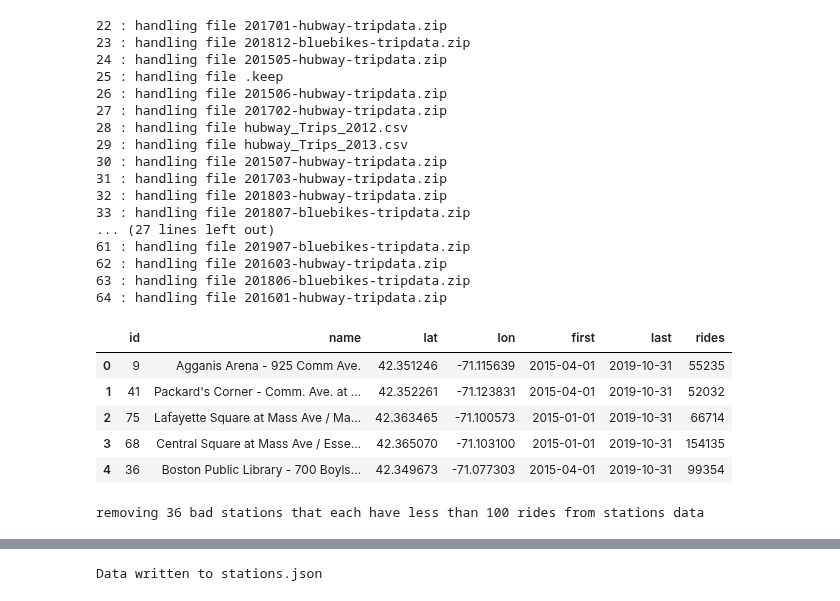
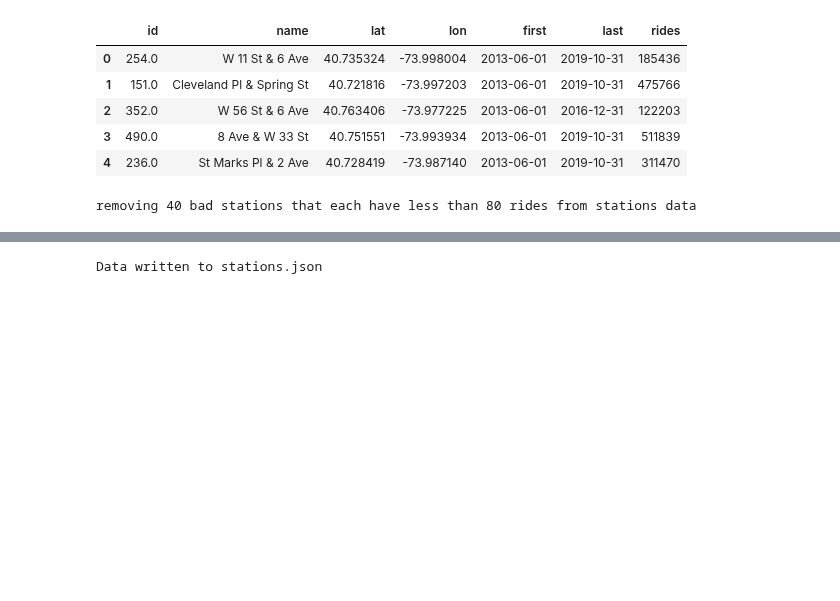
Before and after one commit to aberke/income-race-bikes, a Jupyter notebook: scripts/bike_station_data_processing.ipynb, the cells around one changed output, grey strips where cells are left out. Cells and saved outputs as stored; diff of their text form; code cells hidden in the pictures; blank space fills up the shorter version.

Commit message:
update nyc station data

```diff
--- a/scripts/bike_station_data_processing.ipynb
+++ b/scripts/bike_station_data_processing.ipynb
@@ -27,7 +27,7 @@ import os
 import pandas as pd
 from zipfile import ZipFile
 
-CITY = 'boston'
+CITY = 'nyc'
 # CITY = 'nyc'
 print('city', CITY)
 
@@ -56,7 +56,11 @@ def open_zipfile(zipfilename):
     for filename in filenames:
         try:
             df = pd.read_csv(zipfile.open(filename))
-            return df
+            if df.empty:
+                print(filename,'has an empty file')
+                continue
+            else:
+                return df
         except:
             print('failed to open filename from zip', zipfilename, ': ', filename)
             pass
@@ -165,5 +154,5 @@ To retain the current behavior and silence the warning, pass 'sort=True'.
 # %%
-FILENAMES_TO_IGNORE = hubway_stations_locations_filenames + ['stations.csv'] + ['stations.json'] # + [more bad filenames here]
+FILENAMES_TO_IGNORE = ['stations.csv'] + ['stations.json'] # + hubway_stations_locations_filenames + [more bad filenames here]
 
 
 def stations_dict_to_df(stations_dict):
@@ -216,14 +205,21 @@ for filename in os.listdir(directory):
         station_df = stations_df[stations_df[start_station_id] == station_id]
 
         if station_id not in stations_dict:
-            stations_dict[station_id] = {
-                NAME: station_df[start_station_name].iloc[0],
-                LAT: station_df[start_station_latitude].iloc[0],
-                LON: station_df[start_station_longitude].iloc[0],
-                FIRST: station_df[starttime].iloc[0],
-                LAST: station_df[starttime].iloc[0],
-                RIDES: 0,
-            }
+            try:
+                stations_dict[station_id] = {
+                    NAME: station_df[start_station_name].iloc[0],
+                    LAT: station_df[start_station_latitude].iloc[0],
+                    LON: station_df[start_station_longitude].iloc[0],
+                    FIRST: station_df[starttime].iloc[0],
+                    LAST: station_df[starttime].iloc[0],
+                    RIDES: 0,
+                }
+            except IndexError as e:
+                #print('caught index error', e)
+                #print('station id', station_id)
+                print ('in',filename,'caught index error',e)
+                #print(station_df.head())
+                continue
         rides_count = len(station_df.index)
         stations_dict[station_id][RIDES] += rides_count
         station_df = station_df.sort_values(by=[starttime])
@@ -256,36 +252,20 @@ stations_df.head()
-22 : handling file 201701-hubway-tripdata.zip
-23 : handling file 201812-bluebikes-tripdata.zip
-24 : handling file 201505-hubway-tripdata.zip
-25 : handling file .keep
-26 : handling file 201506-hubway-tripdata.zip
-27 : handling file 201702-hubway-tripdata.zip
-28 : handling file hubway_Trips_2012.csv
-29 : handling file hubway_Trips_2013.csv
-30 : handling file 201507-hubway-tripdata.zip
-31 : handling file 201703-hubway-tripdata.zip
-32 : handling file 201803-hubway-tripdata.zip
-33 : handling file 201807-bluebikes-tripdata.zip
-... (27 lines left out)
-61 : handling file 201907-bluebikes-tripdata.zip
-62 : handling file 201603-hubway-tripdata.zip
-63 : handling file 201806-bluebikes-tripdata.zip
-64 : handling file 201601-hubway-tripdata.zip
 |  | id | name | lat | lon | first | last | rides |
-| 0 | 9 | Agganis Arena - 925 Comm Ave. | 42.351246 | -71.115639 | 2015-04-01 | 2019-10-31 | 55235 |
-| 1 | 41 | Packard's Corner - Comm. Ave. at ... | 42.352261 | -71.123831 | 2015-04-01 | 2019-10-31 | 52032 |
-| 2 | 75 | Lafayette Square at Mass Ave / Ma... | 42.363465 | -71.100573 | 2015-01-01 | 2019-10-31 | 66714 |
-| 3 | 68 | Central Square at Mass Ave / Esse... | 42.365070 | -71.103100 | 2015-01-01 | 2019-10-31 | 154135 |
-| 4 | 36 | Boston Public Library - 700 Boyls... | 42.349673 | -71.077303 | 2015-04-01 | 2019-10-31 | 99354 |
+| 0 | 254.0 | W 11 St & 6 Ave | 40.735324 | -73.998004 | 2013-06-01 | 2019-10-31 | 185436 |
+| 1 | 151.0 | Cleveland Pl & Spring St | 40.721816 | -73.997203 | 2013-06-01 | 2019-10-31 | 475766 |
+| 2 | 352.0 | W 56 St & 6 Ave | 40.763406 | -73.977225 | 2013-06-01 | 2016-12-31 | 122203 |
+| 3 | 490.0 | 8 Ave & W 33 St | 40.751551 | -73.993934 | 2013-06-01 | 2019-10-31 | 511839 |
+| 4 | 236.0 | St Marks Pl & 2 Ave | 40.728419 | -73.987140 | 2013-06-01 | 2019-10-31 | 311470 |
 # %%
 # Transform the stations_df
-
+if CITY=='nyc':
+    RIDES_COUNT_THRESHOLD=80
 # Remove dummy stations (there are test stations in the data)
 # Remove stations with less than RIDES_COUNT_THRESHOLD rides
 bad_stations_df = stations_df[stations_df[RIDES] < RIDES_COUNT_THRESHOLD]
 print('removing %d bad stations that each have less than %d rides from stations data' % (bad_stations_df.shape[0], RIDES_COUNT_THRESHOLD))
 stations_df = stations_df[stations_df[RIDES] >= RIDES_COUNT_THRESHOLD]
 # %% [output]
-removing 36 bad stations that each have less than 100 rides from stations data
+removing 40 bad stations that each have less than 80 rides from stations data
 # %%
 bad_stations_df.head(10)
 # %% [output]
```
Also changed, not shown: parts of 7 cells of this notebook, 2 other files.
